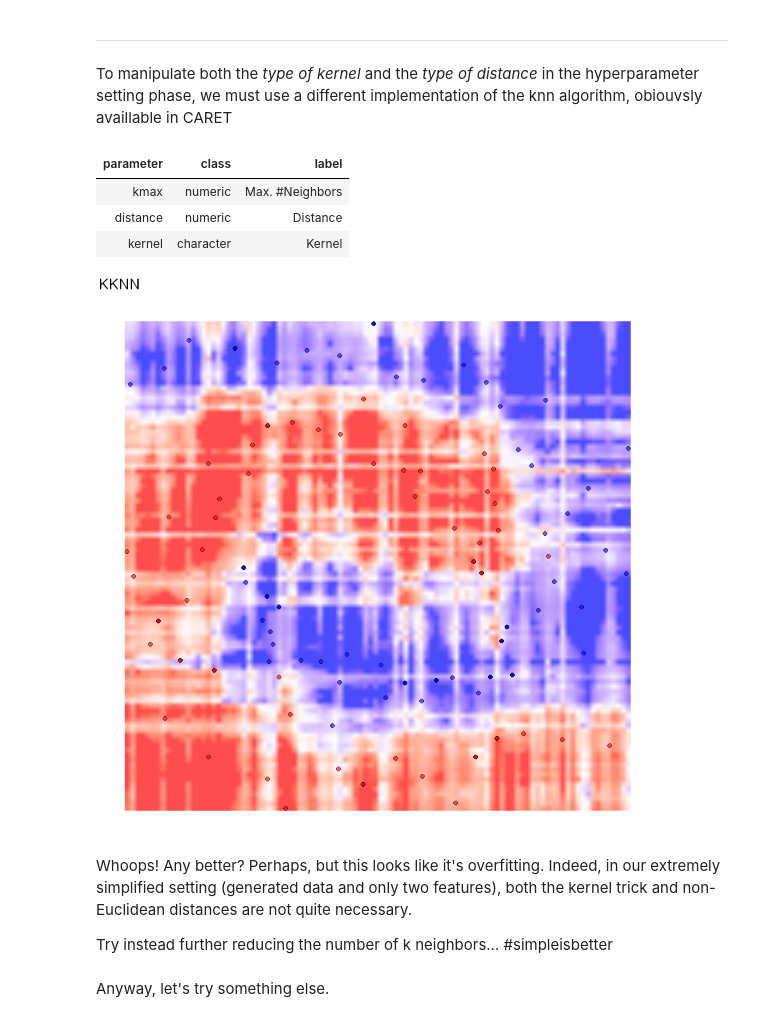
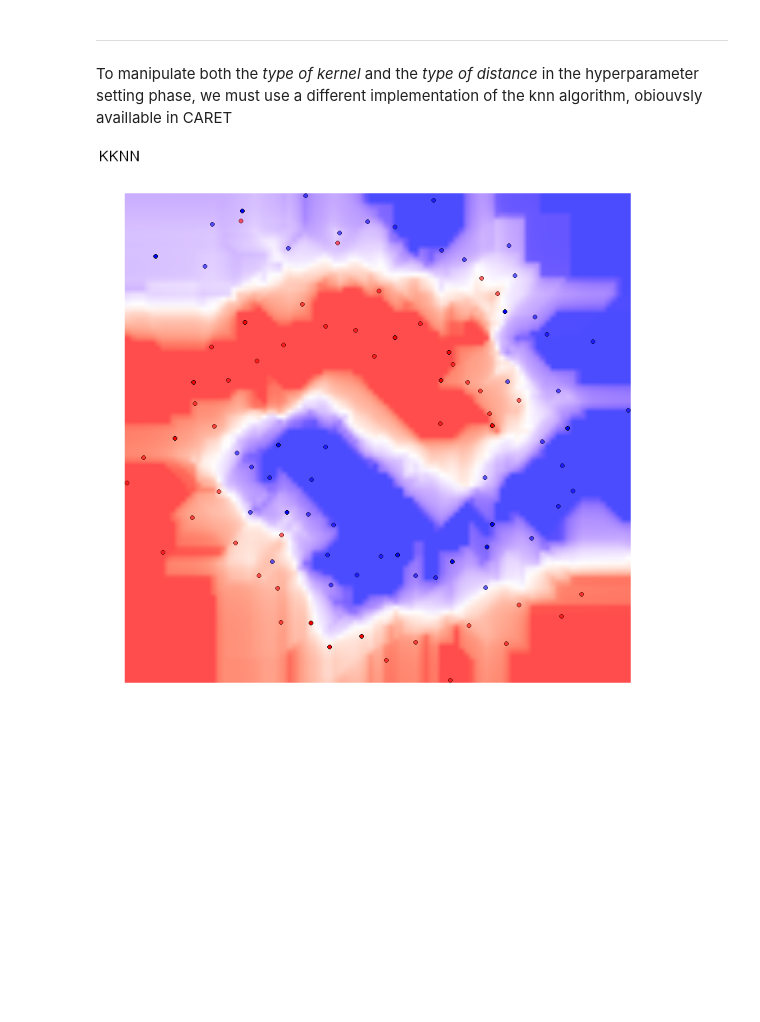
Before and after one commit to mmmlc/mlTeachings, a Jupyter notebook: 1_3_knn.ipynb, the cells around one changed output. Cells and saved outputs as stored; diff of their text form; code cells hidden in the pictures; blank space fills up the shorter version.

```diff
--- a/1_3_knn.ipynb
+++ b/1_3_knn.ipynb
@@ -24,2 +10,0 @@ df %>% names
-# %%
-data_name <- "spirals"
@@ -29,0 +17,3 @@ k <- 10
+# %%
+df <- get_partitioned_df()
+models <- getModelInfo()
@@ -30,7 +41,10 @@ k <- 10
 # %%
-model = train(y = df[[data_name]]$y_train$class,
-              x = df[[data_name]]$x_train,
-              method = "kknn",
-              ks = k,
-              trControl = trainControl(classProbs =  TRUE)
+model <-  train(
+    y = df$spirals$y_train$class,
+    x = df$spirals$x_train,
+    method = "kknn",
+    ks = 10,
+    trControl = trainControl(classProbs =  TRUE)
 )
+
+model$finalModel
@@ -136,14 +172,3 @@ These are three kernel function examples.
 ___
 
 To manipulate both the *type of kernel* and the *type of distance* in the hyperparameter setting phase, we must use a different implementation of the knn algorithm, obiouvsly availlable in CARET
-# %%
-## choose the ML algorithm
-
-algorithm = 'kknn' # alias Kernelized KNN
-
-info[[algorithm]]$parameters
-# %% [output]
-| parameter | class | label |
-| kmax | numeric | Max. #Neighbors |
-| distance | numeric | Distance |
-| kernel | character | Kernel |
@@ -157,19 +175,17 @@ hyperparameters = data.frame('kmax' = 5,
 # %%
 ## train the model
 
-model = train(y = df[[data_name]]$y_train$class,
-              x = df[[data_name]]$x_train,
-              method = algorithm,
-              tuneGrid = hyperparameters,
+model = train(y = df$spirals$y_train$class,
+              x = df$spirals$x_train,
+              method = "kknn",
+              tuneGrid = data.frame(
+                  'kmax' = 5,
+                  'distance' = 1,
+                  'kernel' = c('epanechnikov')
+              ),
               trControl = trainControl(classProbs =  TRUE)
 )
 # %%
-plot_model(df, data_name, model)
+plot_model(df, "spirals", model)
 # %% [output]
-[figure, old version]
+[figure, new version]
-# %% [markdown]
-Whoops! Any better? Perhaps, but this looks like it's overfitting. Indeed, in our extremely simplified setting (generated data and only two features), both the kernel trick and non-Euclidean distances are not quite necessary.
-
-Try instead further reducing the number of k neighbors... #simpleisbetter
-# %% [markdown]
-Anyway, let's try something else.
```
Also changed, not shown: parts of 26 cells of this notebook.
